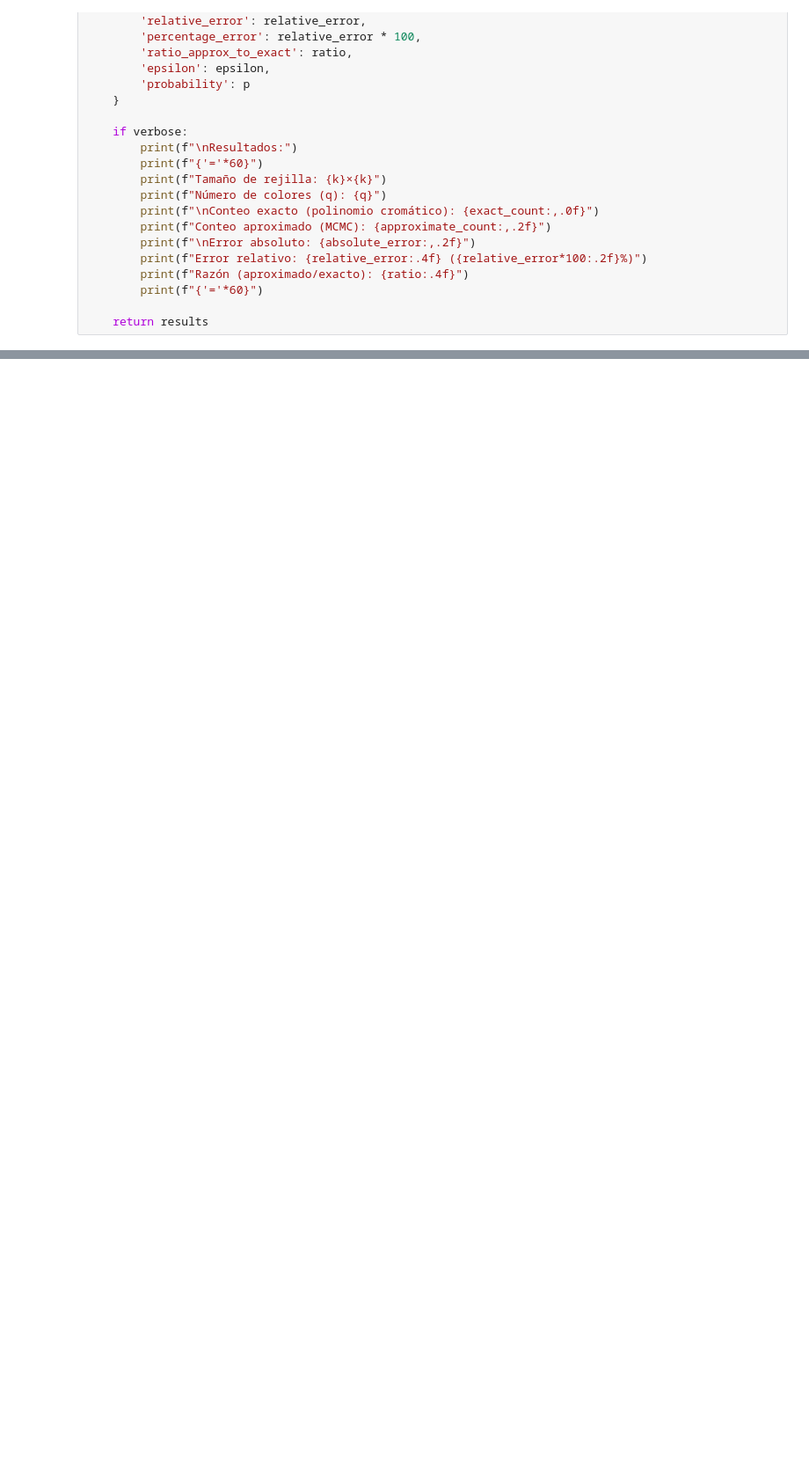
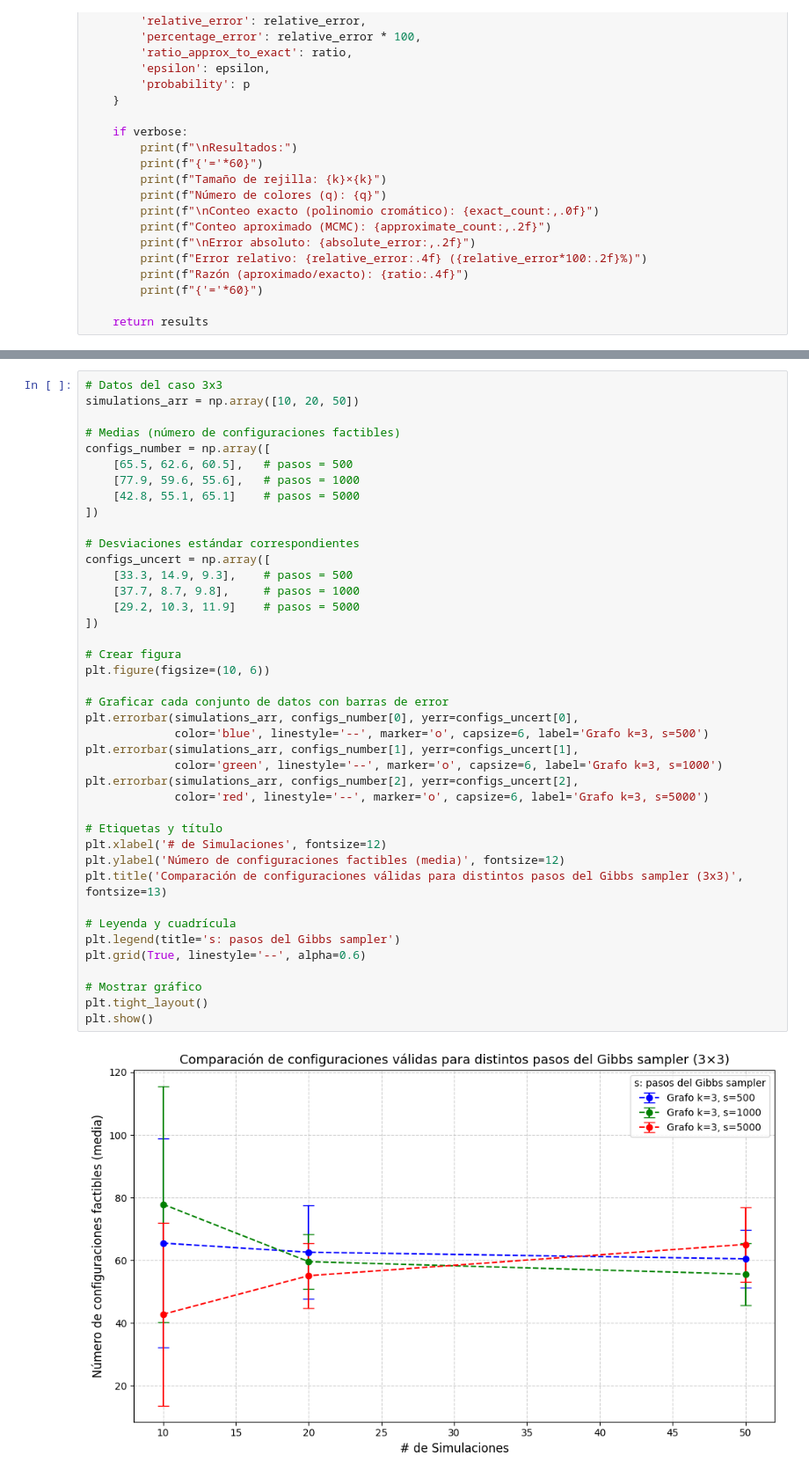
Before and after one commit to Unbo10/Markov, a Jupyter notebook: Homework_2.ipynb, the cells around one changed output, grey strips where cells are left out. Shown: that part at 88% size. Saved outputs shown, nothing was run; the diff lists cells and outputs as text; blank space fills up the shorter version.

```diff
--- a/Homework_2.ipynb
+++ b/Homework_2.ipynb
@@ -656,0 +1027,43 @@ def compare_exact_vs_approximate(k: int = 3, q: int = 3, epsilon: float = 0.1,
+# %%
+# Datos del caso 3x3
+simulations_arr = np.array([10, 20, 50])
+
+# Medias (número de configuraciones factibles)
+configs_number = np.array([
+    [65.5, 62.6, 60.5],   # pasos = 500
+    [77.9, 59.6, 55.6],   # pasos = 1000
+    [42.8, 55.1, 65.1]    # pasos = 5000
+])
+
+# Desviaciones estándar correspondientes
+configs_uncert = np.array([
+    [33.3, 14.9, 9.3],    # pasos = 500
+    [37.7, 8.7, 9.8],     # pasos = 1000
+    [29.2, 10.3, 11.9]    # pasos = 5000
+])
+
+# Crear figura
+plt.figure(figsize=(10, 6))
+
+# Graficar cada conjunto de datos con barras de error
+plt.errorbar(simulations_arr, configs_number[0], yerr=configs_uncert[0],
+             color='blue', linestyle='--', marker='o', capsize=6, label='Grafo k=3, s=500')
+plt.errorbar(simulations_arr, configs_number[1], yerr=configs_uncert[1],
+             color='green', linestyle='--', marker='o', capsize=6, label='Grafo k=3, s=1000')
+plt.errorbar(simulations_arr, configs_number[2], yerr=configs_uncert[2],
+             color='red', linestyle='--', marker='o', capsize=6, label='Grafo k=3, s=5000')
+
+# Etiquetas y título
+plt.xlabel('# de Simulaciones', fontsize=12)
+plt.ylabel('Número de configuraciones factibles (media)', fontsize=12)
+plt.title('Comparación de configuraciones válidas para distintos pasos del Gibbs sampler (3x3)', fontsize=13)
+
+# Leyenda y cuadrícula
+plt.legend(title='s: pasos del Gibbs sampler')
+plt.grid(True, linestyle='--', alpha=0.6)
+
+# Mostrar gráfico
+plt.tight_layout()
+plt.show()
+# %% [output]
+[figure, added]
```
Also changed, not shown: parts of 30 cells of this notebook.
